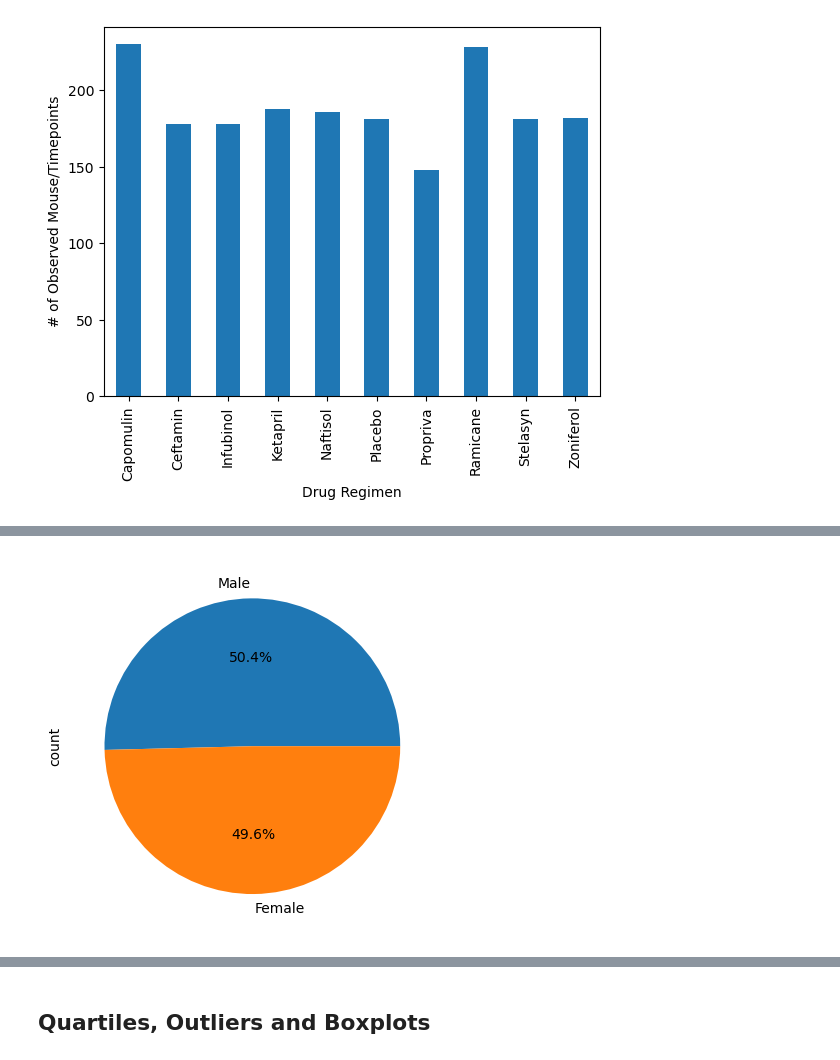
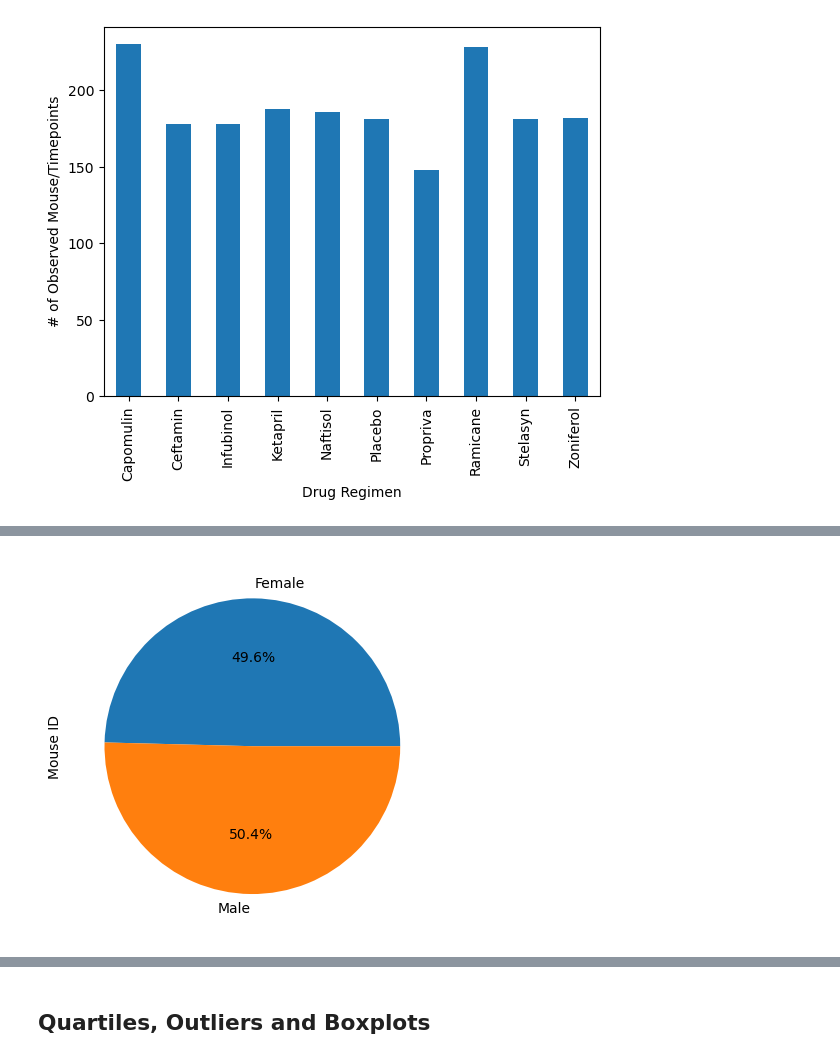
Before and after one commit to kylechou2873/Pymaceuticals, a Jupyter notebook: Pymaceuticals/pymaceuticals_starter.ipynb, the cells around one changed output, grey strips where cells are left out. Cells and saved outputs as stored; diff of their text form; code cells hidden in the pictures.

Commit message:
Update Charts

```diff
--- a/Pymaceuticals/pymaceuticals_starter.ipynb
+++ b/Pymaceuticals/pymaceuticals_starter.ipynb
@@ -194,12 +202,17 @@ KeyError: "None of ['Drug Regimen'] are in the columns"
 # %%
 # Generate a pie chart, using Pandas, showing the distribution of unique female versus male mice used in the study
 
 # Get the unique mice with their gender
-
+mf_df = clean_df.drop_duplicates("Mouse ID")
+mf_df = mf_df.groupby("Sex")
+mf_df = mf_df["Mouse ID"]
+mf_df.count()
 
 # Make the pie chart
+mf_df.count().plot(kind="pie",autopct="%1.1f%%")
+plt.show()
 # %% [output]
-[figure, old version]
+[figure, new version]
 # %%
 # Generate a pie chart, using pyplot, showing the distribution of unique female versus male mice used in the study
 
```
Also changed, not shown: parts of 3 cells of this notebook.
